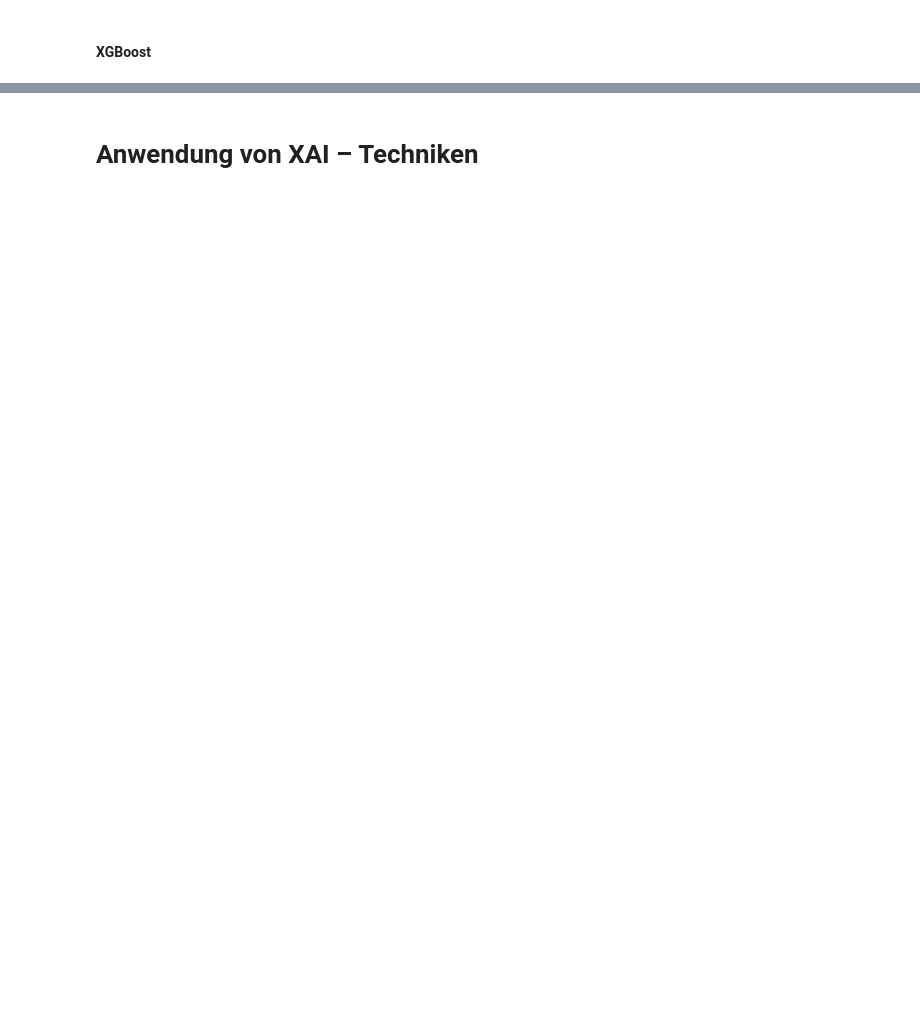
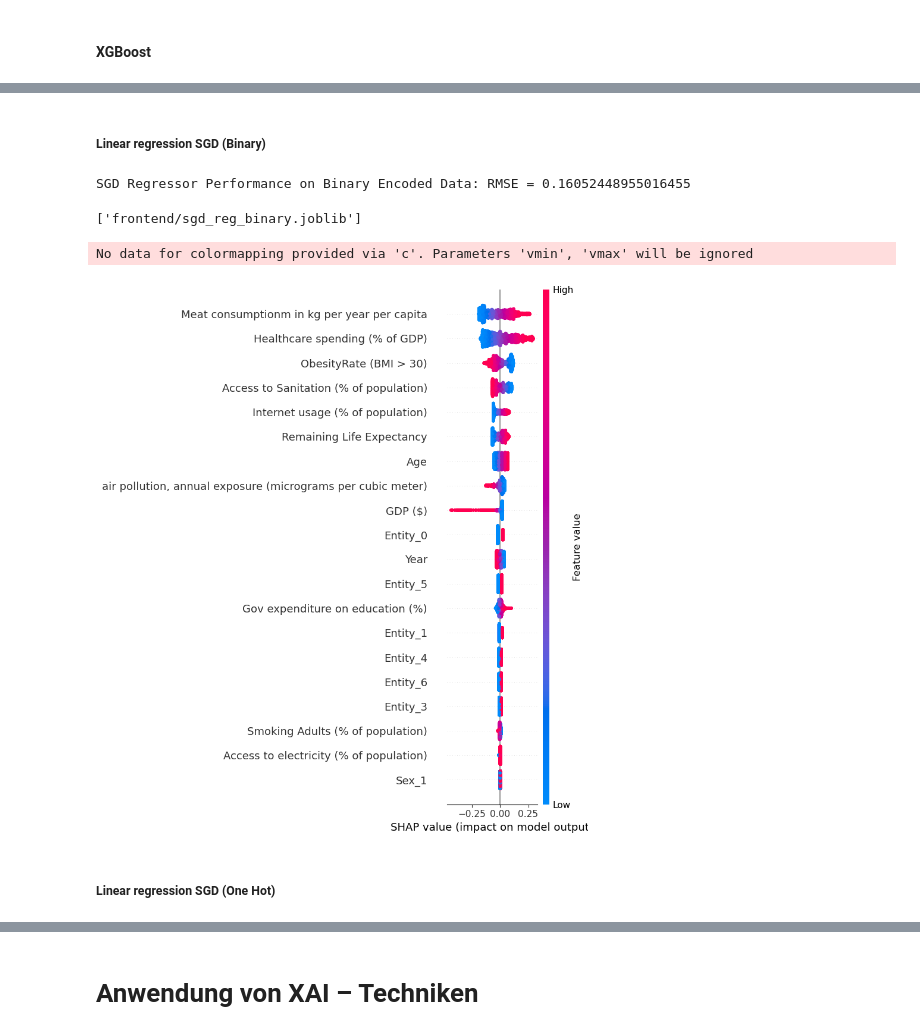
Before and after one commit to HarisFetic/Lebenserwartungs-Rechner-Projekt, a Jupyter notebook: sven/final.ipynb, the cells around one changed output, grey strips where cells are left out. Cells and saved outputs as stored; diff of their text form; code cells hidden in the pictures; blank space fills up the shorter version.

Commit message:
Neuster Stand

```diff
--- a/sven/final.ipynb
+++ b/sven/final.ipynb
@@ -1655,0 +2157,55 @@ Model Performance: RMSE = 3.7843046284528907
+# %% [markdown]
+##### Linear regression SGD (Binary)
+# %%
+from sklearn.linear_model import SGDRegressor
+from sklearn.preprocessing import StandardScaler
+
+# Load the dataset (binary encoding)
+data_binary = pd.read_csv('training_dataset_binary.csv')
+
+# Splitting the data into features and target variable
+X_binary = data_binary.drop(data_binary.columns[-1], axis=1)
+y_binary = data_binary.iloc[:, -1]
+
+# Splitting the data into training and testing sets
+X_train_binary, X_test_binary, y_train_binary, y_test_binary = train_test_split(X_binary, y_binary, test_size=0.2, random_state=42)
+
+# Standardizing the features
+scaler_binary = StandardScaler()
+X_train_scaled_binary = scaler_binary.fit_transform(X_train_binary)
+X_test_scaled_binary = scaler_binary.transform(X_test_binary)
+
+# Creating and training the SGD Regressor
+sgd_reg_binary = SGDRegressor(random_state=42)
+sgd_reg_binary.fit(X_train_scaled_binary, y_train_binary)
+
+# Predictions
+y_pred_sgd_binary = sgd_reg_binary.predict(X_test_scaled_binary)
+
+# Evaluation
+mse_sgd_binary = mean_squared_error(y_test_binary, y_pred_sgd_binary)
+rmse_sgd_binary = np.sqrt(mse_sgd_binary)
+
+print(f"SGD Regressor Performance on Binary Encoded Data: RMSE = {rmse_sgd_binary}")
+
+# Save the SGD model (binary encoding)
+dump(sgd_reg_binary, 'frontend/sgd_reg_binary.joblib')
+# %% [output]
+SGD Regressor Performance on Binary Encoded Data: RMSE = 0.16052448955016455
+['frontend/sgd_reg_binary.joblib']
+# %%
+import shap
+
+# Erstellen eines SHAP-Explainers für das Modell
+explainer_binary = shap.Explainer(sgd_reg_binary, X_train_scaled_binary)
+
+# Berechnung der SHAP-Werte für die Testdaten
+shap_values_binary = explainer_binary(X_test_scaled_binary)
+
+# Visualisierung der SHAP-Werte (zum Beispiel mit einem Summary Plot)
+shap.summary_plot(shap_values_binary, X_test_scaled_binary, feature_names=X_binary.columns)
+# %% [output]
+No data for colormapping provided via 'c'. Parameters 'vmin', 'vmax' will be ignored
+[figure, added]
+# %% [markdown]
+##### Linear regression SGD (One Hot)
```
Also changed, not shown: parts of 25 cells of this notebook, 3 other files.
